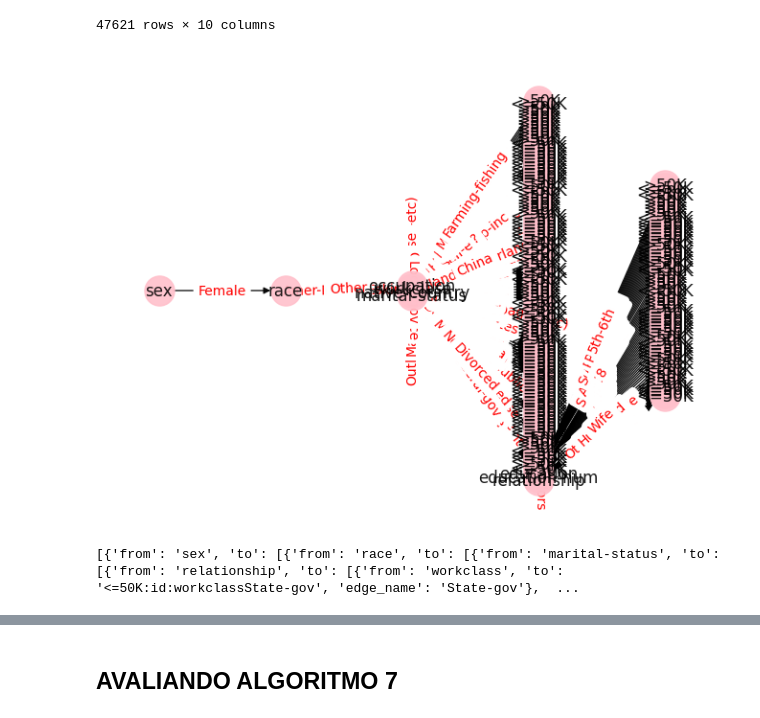
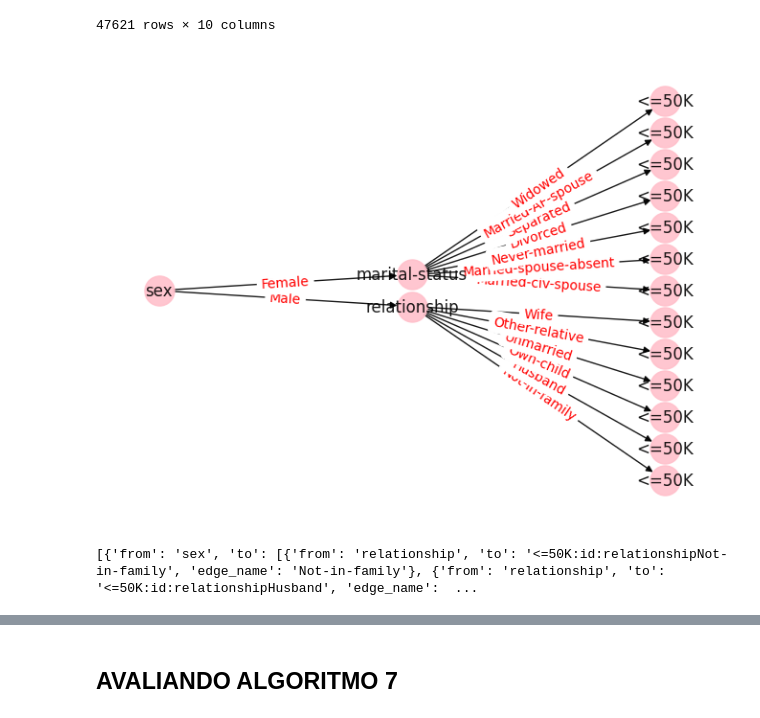
Before and after one commit to kalebemaiaa/localDampening, a Jupyter notebook: ID3_algoritmo.ipynb, the cells around one changed output, grey strips where cells are left out. Drawn from its saved outputs; the diff is of its cells as text; code cells hidden in the pictures.

Commit message:
Faz plots certos, otimiza funções.

```diff
--- a/ID3_algoritmo.ipynb
+++ b/ID3_algoritmo.ipynb
@@ -112,12 +110,12 @@ Matplotlib is building the font cache; this may take a moment.
 # %% [markdown]
 exponential mechanism
 # %%
-def exp_mechanism_k(data, score_func, list_outputs, epsilon, global_sensivity, target = None):
-    scores = [score_func(data, out, target) if target != None else score_func(data, out) for out in list_outputs]
+def exp_mechanism_k(utilites, list_outputs, epsilon, global_sensivity):
+    scores = [utilites[out] for out in list_outputs]
     probs = [np.exp(epsilon * score / (2 * global_sensivity)) for score in scores]
     probs_normalizadas = probs / np.linalg.norm(probs, ord=1)
 
-    return np.random.choice(list_outputs, 1, p=probs_normalizadas)[0]
+    return np.random.choice(list_outputs, 1, p=probs_normalizadas)[0], probs_normalizadas
 # %% [markdown]
 local dampening mechanism
 # %%
@@ -307,7 +291,7 @@ def score_func_shifted_alg7(data, r_col, target):
     return score_func_alg7(data, r_col, target) - n * (np.log2(n + 1) + 1/np.log(2)) - max_score
 
 def build_diff_PID3(data:pd.DataFrame, list_columns: list, target,
-                    profundidade, epsilon, typo, pai = None):
+                    profundidade, epsilon, typo, pai = None, global_sensivity = None):
     data_target_list = data[target].unique()
     # print(list_columns, profundidade)
     if len(list_columns) == 0 or profundidade == 0:
@@ -329,13 +313,22 @@ def build_diff_PID3(data:pd.DataFrame, list_columns: list, target,
         leaf = data_target_list[data_output_partitions.index(max_Nc)]
         name_node = f"{leaf}"
         name_node = name_node + f":id:{pai}" if pai != None else name_node
-        # print("retornou noisy countt", name_node)
+
         return name_node
 
+    utilites = {out: score_func_alg7(data, out, target) for out in list_columns}
+
     if typo == "exp":
-        columns_hat = exp_mechanism_k(data, score_func_alg7, list_columns, epsilon, np.log2(data.shape[0] + 1) + 1/np.log(2), target)
+        columns_hat, _ = exp_mechanism_k(utilites, list_columns, epsilon, global_sensivity)
     elif typo == "ld":
-        columns_hat = local_dampening_mechanism_k(data, score_func_alg7, local_sensivity_at_tDistance_alg7, list_columns, epsilon, target)
+        columns_hat = local_dampening_mechanism_k(data, utilites, local_sensivity_at_tDistance_alg7,
+                                                  list_columns, epsilon, target,
+                                                  global_sensivity=global_sensivity)
+    elif typo == "ls":
+        columns_hat = local_dampening_mechanism_k(data, utilites, local_sensivity_at_tDistance_alg7,
+                                                  list_columns, epsilon, target,
+                                                  global_sensivity=global_sensivity, shifted=True)
+
 
     # columns_hat = local_dampening_mechanism_d(data, score_func_shifted_alg7, local_sensivity_at_tDistance_alg7, list_columns, epsilon, target)
     # print("-"*50)
@@ -347,10 +340,12 @@ def build_diff_PID3(data:pd.DataFrame, list_columns: list, target,
     # print("NEWM AQUI CHEGOU")
 
     for dado in data_i:
-        node = build_diff_PID3(dado[0], lista_copiada, target, profundidade - 1, epsilon, typo, f"{columns_hat}{dado[1]}")
+        node = build_diff_PID3(dado[0], lista_copiada, target, profundidade - 1,
+                               epsilon, typo, f"{columns_hat}{dado[1]}",
+                               global_sensivity = global_sensivity)
         # print(columns_hat, node, dado[1] ,profundidade)
         arvore.append({
-            "from": columns_hat,
+            "from": f"{columns_hat}",
             "to": node,
             "edge_name": dado[1]
         })
@@ -358,7 +353,7 @@ def build_diff_PID3(data:pd.DataFrame, list_columns: list, target,
     # print("retornou certo, in theory", arvore)
     return arvore
 
-def global_diff_PID3(data:pd.DataFrame, target, profundidade: int, privacy_budget: float, typo: str):
+def global_diff_PID3(data:pd.DataFrame, target, profundidade: int, privacy_budget: float, typo: str, shifted = False):
     '''
     data = um dataframe
     target = a coluna alvo, no exemplo do tempo, seria o Y e o N
@@ -369,11 +364,12 @@ def global_diff_PID3(data:pd.DataFrame, target, profundidade: int, privacy_budge
     lista_colunas = data.columns.to_list()
     lista_copiada = lista_colunas.copy()
     lista_copiada.remove(target)
-    big = {}
     # print(data, lista_colunas, target, profundidade, epsilon)
     # print("--"*50)
     # print("\n")
-    arvore = build_diff_PID3(data, lista_copiada, target, profundidade, epsilon, typo)
+    global_sensivity = np.log2(data.shape[0] + 1) + 1/np.log(2)
+    arvore = build_diff_PID3(data, lista_copiada, target, profundidade,
+                             epsilon, typo, global_sensivity = global_sensivity)
     # print(arvore, lista_copiada)
     return arvore
 
@@ -626,12 +614,11 @@ shape droping Nan (47621, 10)
 | 48841 | Self-emp-inc | Bachelors | 13 | Married-civ-spouse | Exec-managerial | Husband | White | Male | ... |
 47621 rows × 10 columns
 # %%
-epsilon = 0.5
+epsilon = 1
 
-# Chame a função global_diff_PID3 para construir a árvore de decisão diferencial com privacidade global
-arvore_molde_adults = global_diff_PID3(data_adults_categorical_limpo, "income", 5, epsilon, "ld")
+arvore_molde_adults = global_diff_PID3(data_adults_categorical_limpo, "income", 2, epsilon, "ld")
 molde2draw(arvore_molde_adults)
 print(arvore_molde_adults)
 # %% [output]
-[figure, old version]
+[figure, new version]
-[{'from': 'sex', 'to': [{'from': 'race', 'to': [{'from': 'marital-status', 'to': [{'from': 'relationship', 'to': [{'from': 'workclass', 'to': '<=50K:id:workclassState-gov', 'edge_name': 'State-gov'},  ...
+[{'from': 'sex', 'to': [{'from': 'relationship', 'to': '<=50K:id:relationshipNot-in-family', 'edge_name': 'Not-in-family'}, {'from': 'relationship', 'to': '<=50K:id:relationshipHusband', 'edge_name':  ...
```
Also changed, not shown: parts of 28 cells of this notebook.
